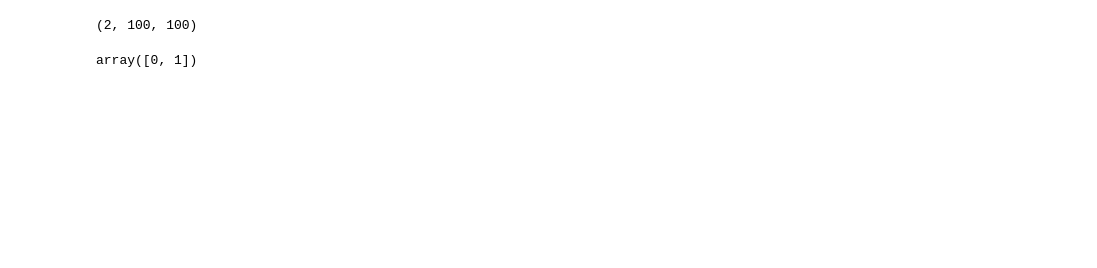
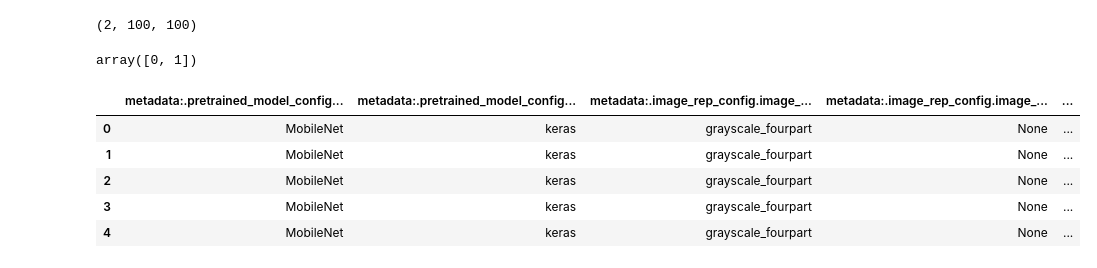
Before and after one commit to danigil/ModelXRay, a Jupyter notebook: zenml_playground.ipynb, the cells around one changed output. Cells and saved outputs as stored; diff of their text form; code cells hidden in the pictures; blank space fills up the shorter version.

```diff
--- a/zenml_playground.ipynb
+++ b/zenml_playground.ipynb
@@ -621,3 +649,16 @@ X.shape
 y
 # %% [output]
 array([0, 1])
+# %%
+from zenml.client import Client
+
+artifact = Client().get_artifact_version('25ef2d5c-1e7b-4dbe-aef6-b09d392ae978')
+df = artifact.load()
+df.head()
+# %% [output]
+|  | metadata:.pretrained_model_config... | metadata:.pretrained_model_config... | metadata:.image_rep_config.image_... | metadata:.image_rep_config.image_... | ... |
+| 0 | MobileNet | keras | grayscale_fourpart | None | ... |
+| 1 | MobileNet | keras | grayscale_fourpart | None | ... |
+| 2 | MobileNet | keras | grayscale_fourpart | None | ... |
+| 3 | MobileNet | keras | grayscale_fourpart | None | ... |
+| 4 | MobileNet | keras | grayscale_fourpart | None | ... |
```
Also changed, not shown: parts of 2 cells of this notebook, 4 other files.
